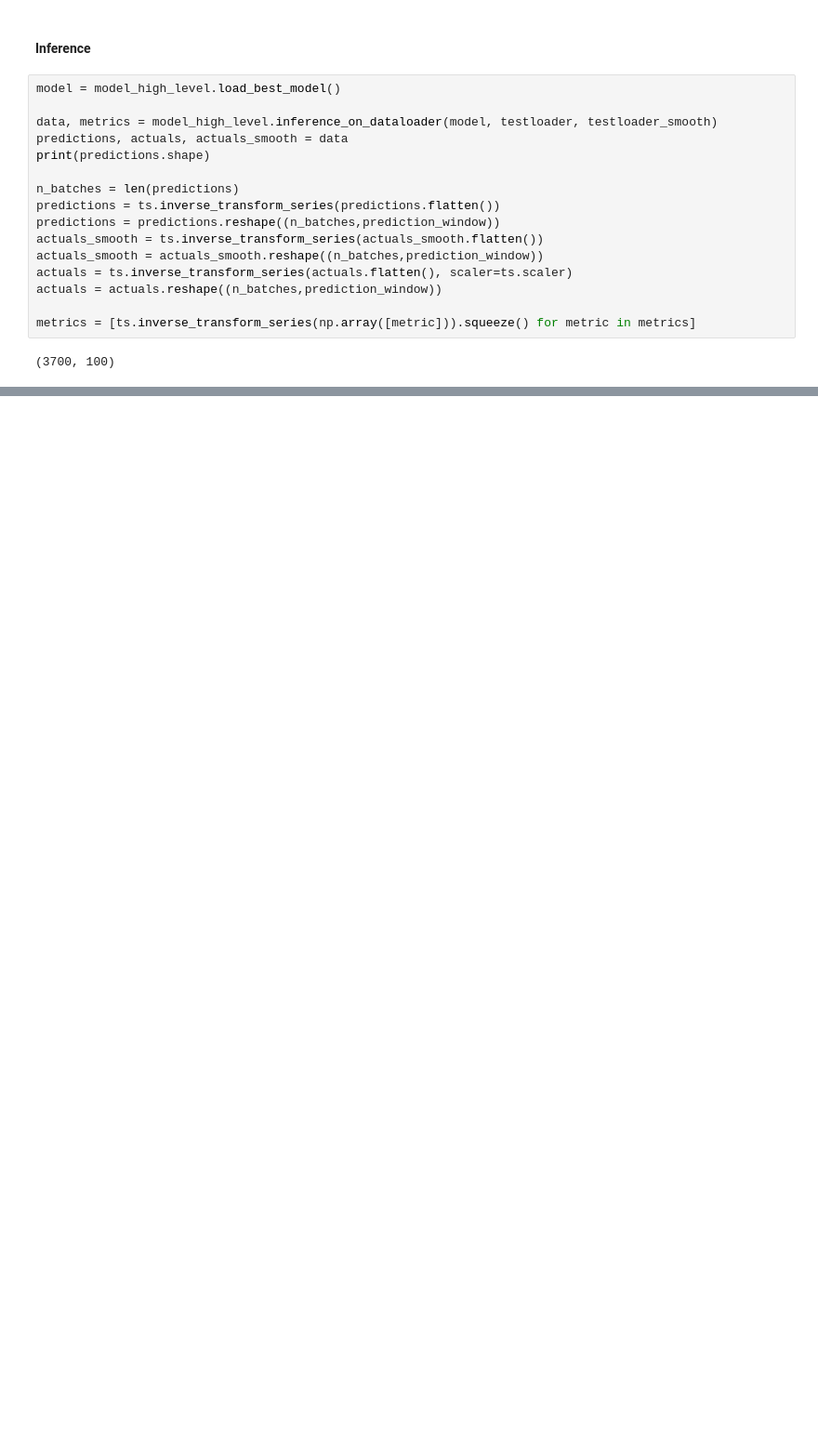
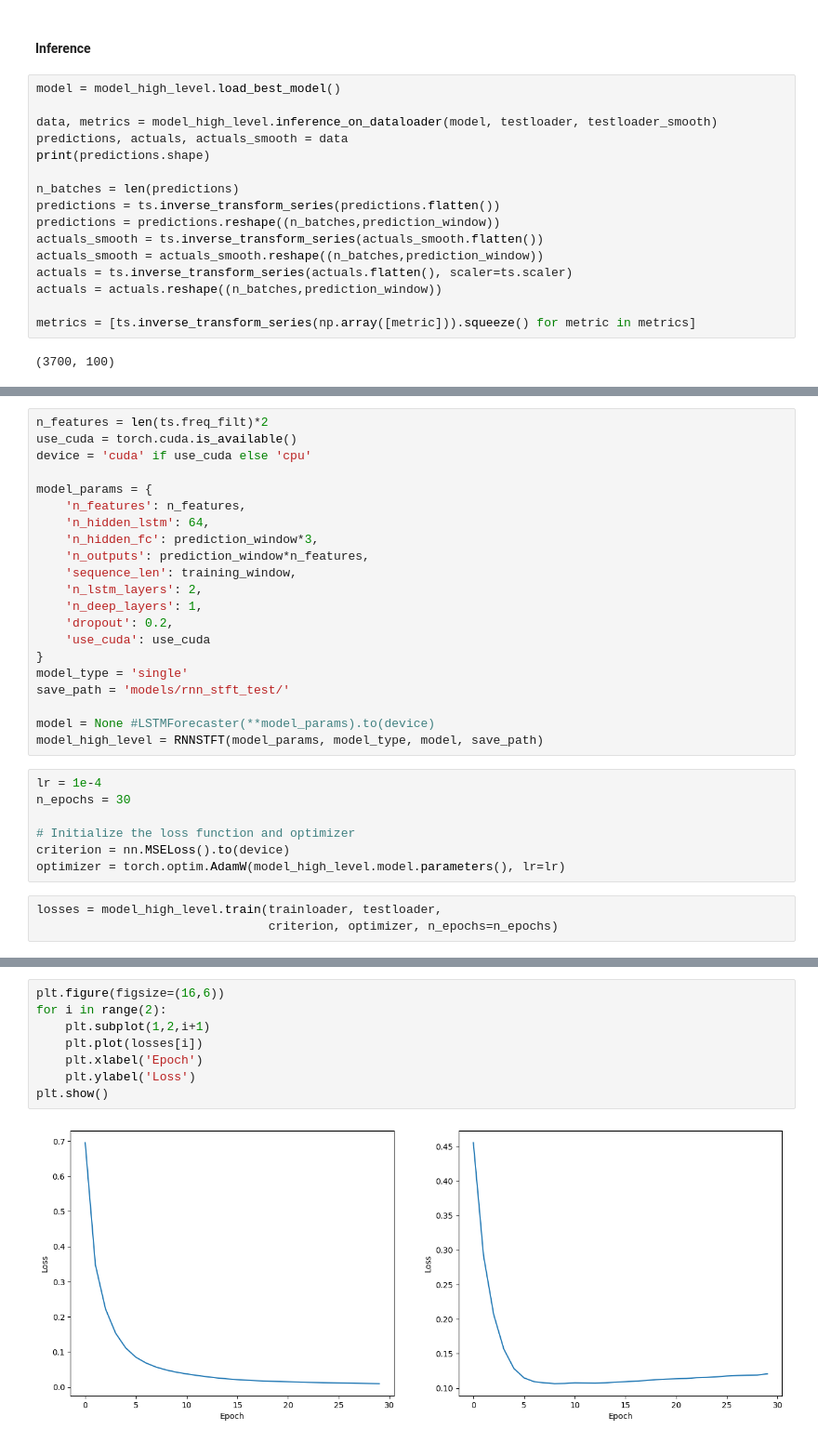
Before and after one commit to maxbalrog/laser-jitter, a Jupyter notebook: usage.ipynb, the cells around one changed output, grey strips where cells are left out. Shown at 93% size. Cells and saved outputs as stored; diff of their text form; blank space fills up the shorter version.

```diff
--- a/usage.ipynb
+++ b/usage.ipynb
@@ -350,0 +393,31 @@ rms          : 0.0018066067659630468
+# %%
+n_features = len(ts.freq_filt)*2
+use_cuda = torch.cuda.is_available()
+device = 'cuda' if use_cuda else 'cpu'
+
+model_params = {
+    'n_features': n_features,
+    'n_hidden_lstm': 64,
+    'n_hidden_fc': prediction_window*3,
+    'n_outputs': prediction_window*n_features,
+    'sequence_len': training_window,
+    'n_lstm_layers': 2,
+    'n_deep_layers': 1,
+    'dropout': 0.2,
+    'use_cuda': use_cuda
+}
+model_type = 'single'
+save_path = 'models/rnn_stft_test/'
+
+model = None #LSTMForecaster(**model_params).to(device)
+model_high_level = RNNSTFT(model_params, model_type, model, save_path)
+# %%
+lr = 1e-4
+n_epochs = 30
+
+# Initialize the loss function and optimizer
+criterion = nn.MSELoss().to(device)
+optimizer = torch.optim.AdamW(model_high_level.model.parameters(), lr=lr)
+# %%
+losses = model_high_level.train(trainloader, testloader,
+                                criterion, optimizer, n_epochs=n_epochs)
@@ -350,0 +434,10 @@ rms          : 0.0018066067659630468
+# %%
+plt.figure(figsize=(16,6))
+for i in range(2):
+    plt.subplot(1,2,i+1)
+    plt.plot(losses[i])
+    plt.xlabel('Epoch')
+    plt.ylabel('Loss')
+plt.show()
+# %% [output]
+[figure, added]
```
Also changed, not shown: parts of 20 cells of this notebook, 4 other files.
